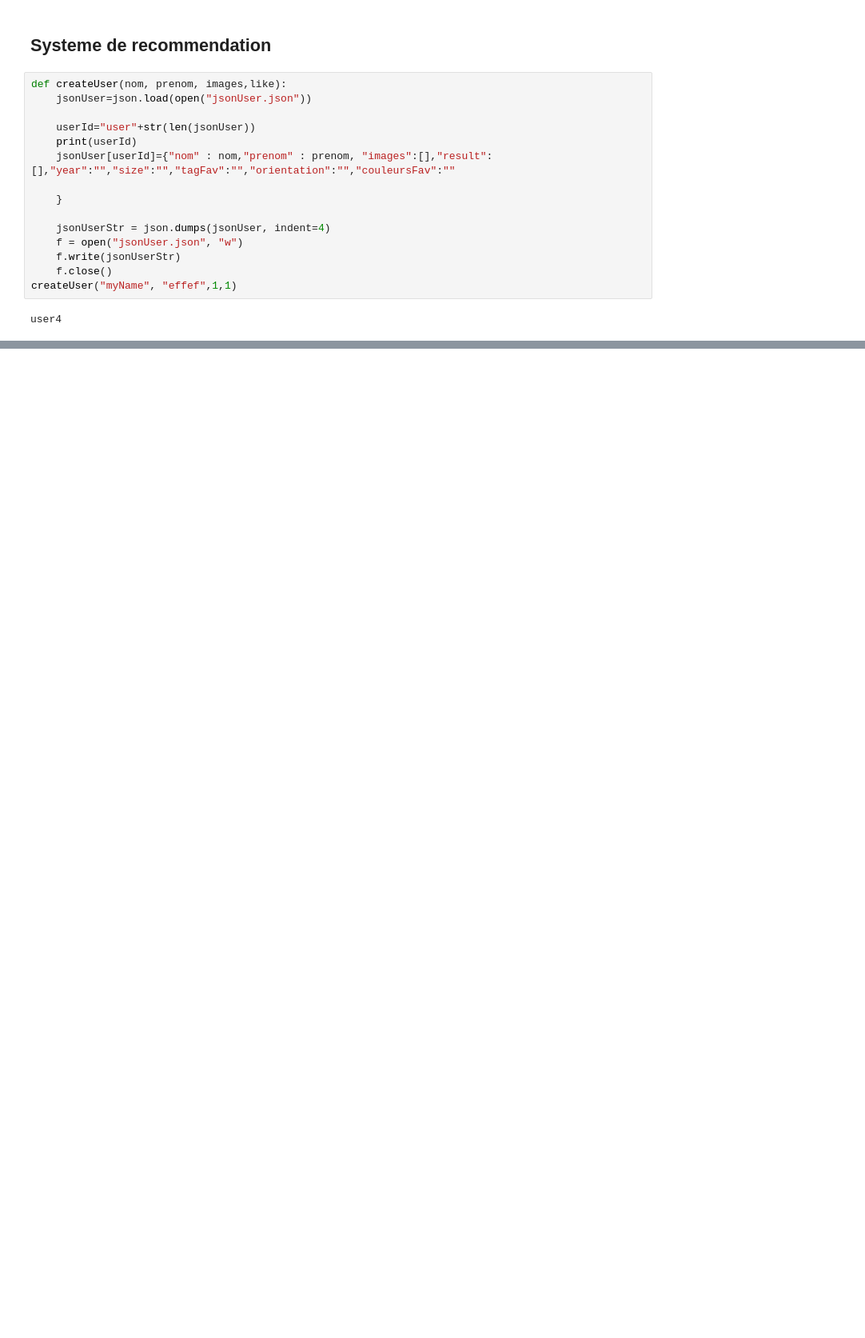
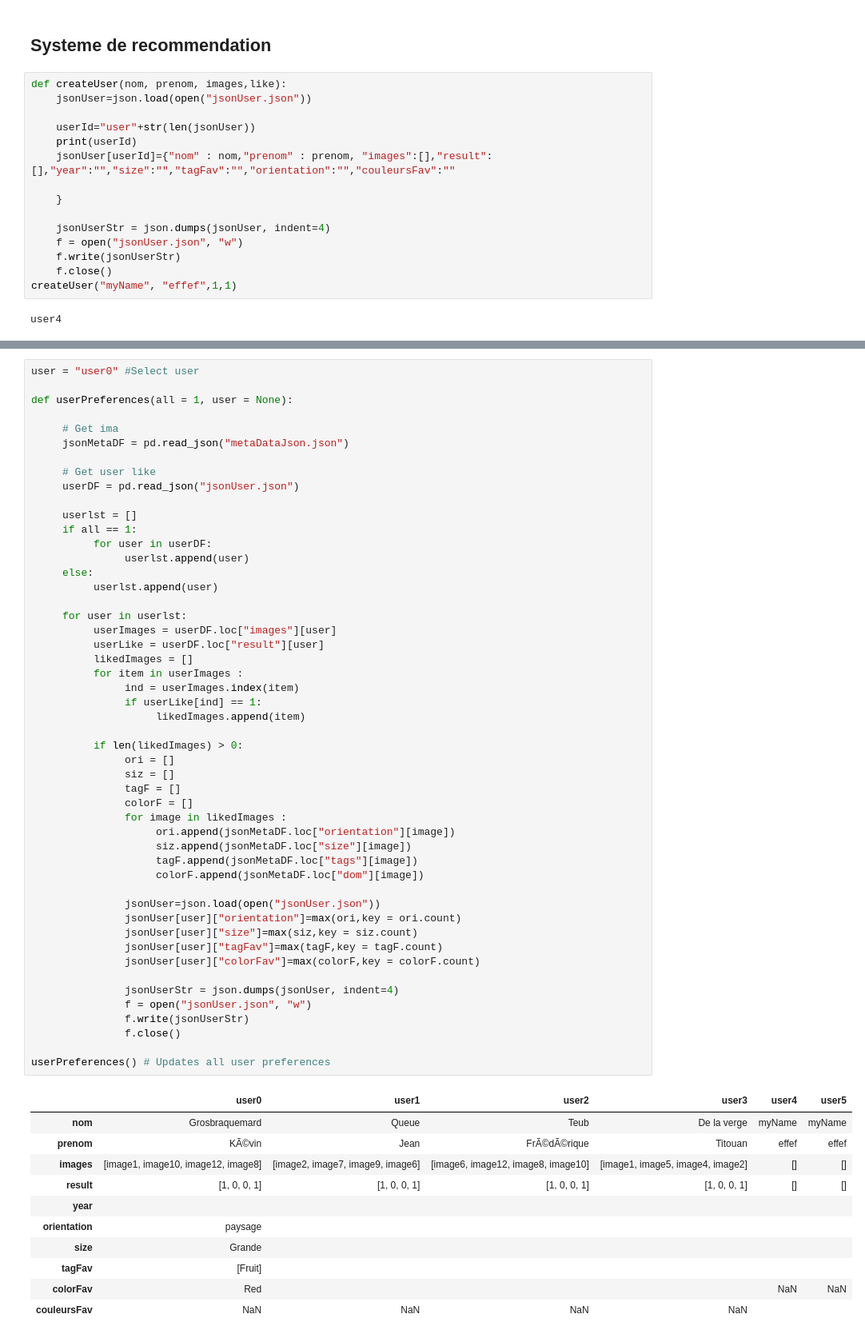
Before and after one commit to GabinJOBERTROLLIN/RecommenderSystem_DataMining, a Jupyter notebook: proj.ipynb, the cells around one changed output, grey strips where cells are left out. Shown at 80% size. Drawn from its saved outputs; the diff is of its cells as text; blank space fills up the shorter version.

Commit message:
User preferences

```diff
--- a/proj.ipynb
+++ b/proj.ipynb
@@ -343,0 +342,62 @@ jsonMetaDF
+# %%
+user = "user0" #Select user
+
+def userPreferences(all = 1, user = None):
+
+     # Get ima
+     jsonMetaDF = pd.read_json("metaDataJson.json")
+
+     # Get user like
+     userDF = pd.read_json("jsonUser.json")
+
+     userlst = []
+     if all == 1:
+          for user in userDF:
+               userlst.append(user)
+     else:
+          userlst.append(user)
+
+     for user in userlst:
+          userImages = userDF.loc["images"][user]
+          userLike = userDF.loc["result"][user]
+          likedImages = []
+          for item in userImages :
+               ind = userImages.index(item)
+               if userLike[ind] == 1:
+                    likedImages.append(item)
+
+          if len(likedImages) > 0:
+               ori = []
+               siz = []
+               tagF = []
+               colorF = []
+               for image in likedImages :
+                    ori.append(jsonMetaDF.loc["orientation"][image])
+                    siz.append(jsonMetaDF.loc["size"][image])
+                    tagF.append(jsonMetaDF.loc["tags"][image])
+                    colorF.append(jsonMetaDF.loc["dom"][image])
+
+               jsonUser=json.load(open("jsonUser.json"))
+               jsonUser[user]["orientation"]=max(ori,key = ori.count)
+               jsonUser[user]["size"]=max(siz,key = siz.count)
+               jsonUser[user]["tagFav"]=max(tagF,key = tagF.count)
+               jsonUser[user]["colorFav"]=max(colorF,key = colorF.count)
+
+               jsonUserStr = json.dumps(jsonUser, indent=4)
+               f = open("jsonUser.json", "w")
+               f.write(jsonUserStr)
+               f.close()
+
+userPreferences() # Updates all user preferences
+# %% [output]
+|  | user0 | user1 | user2 | user3 | user4 | user5 |
+| nom | Grosbraquemard | Queue | Teub | De la verge | myName | myName |
+| prenom | KÃ©vin | Jean | FrÃ©dÃ©rique | Titouan | effef | effef |
+| images | [image1, image10, image12, image8] | [image2, image7, image9, image6] | [image6, image12, image8, image10] | [image1, image5, image4, image2] | [] | [] |
+| result | [1, 0, 0, 1] | [1, 0, 0, 1] | [1, 0, 0, 1] | [1, 0, 0, 1] | [] | [] |
+| year |  |  |  |  |  |  |
+| orientation | paysage |  |  |  |  |  |
+| size | Grande |  |  |  |  |  |
+| tagFav | [Fruit] |  |  |  |  |  |
+| colorFav | Red |  |  |  | NaN | NaN |
+| couleursFav | NaN | NaN | NaN | NaN |  |  |
```
Also changed, not shown: parts of 5 cells of this notebook.
